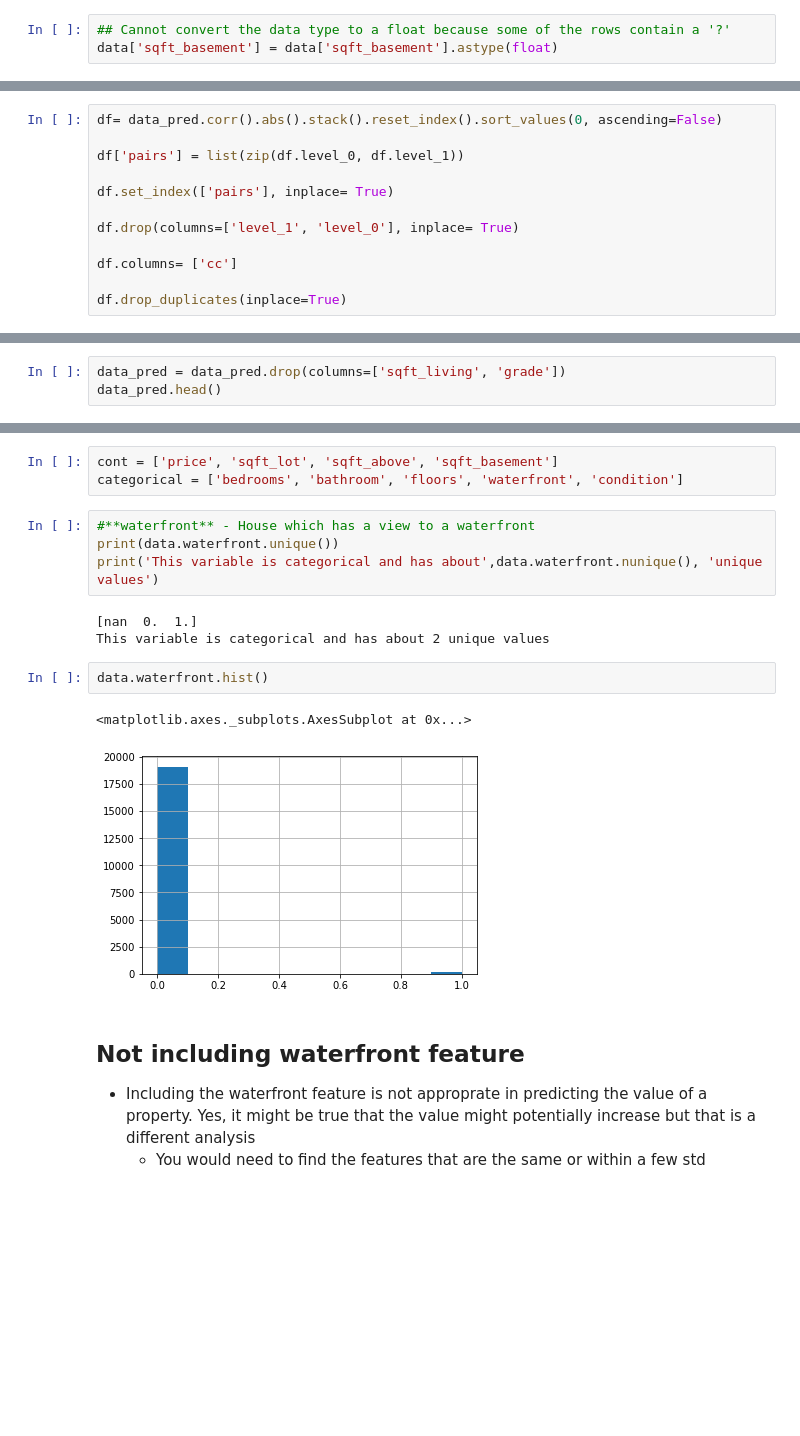
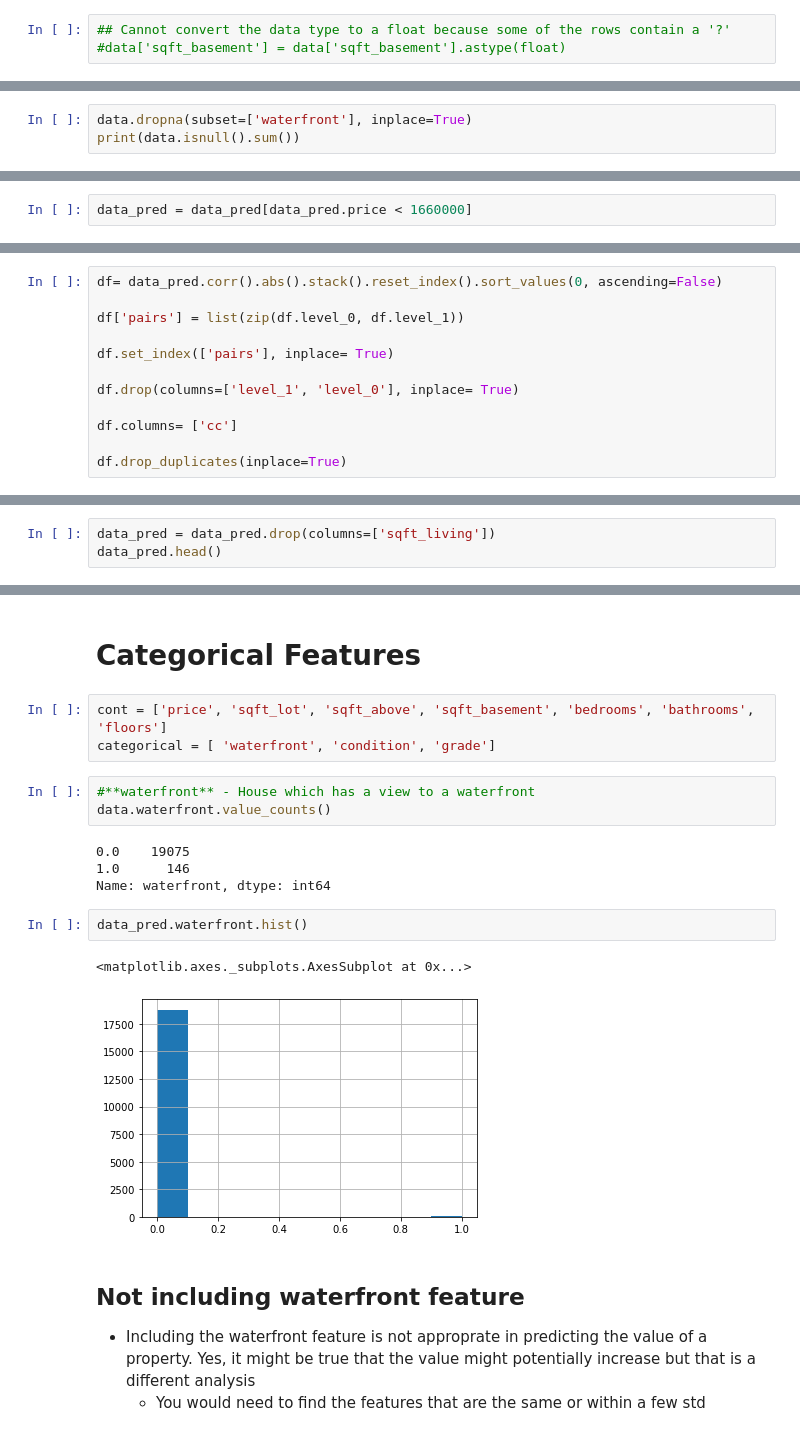
Before and after one commit to christianmoya/PredictingHousingPrices_KingCounty, a Jupyter notebook: Data Exploration & Visualization.ipynb, the cells around one changed output, grey strips where cells are left out. Cells and saved outputs as stored; diff of their text form; blank space fills up the shorter version.

```diff
--- a/Data Exploration & Visualization.ipynb
+++ b/Data Exploration & Visualization.ipynb
@@ -105,3 +110,3 @@ memory usage: 3.5+ MB
 # %%
 ## Cannot convert the data type to a float because some of the rows contain a '?'
-data['sqft_basement'] = data['sqft_basement'].astype(float)
+#data['sqft_basement'] = data['sqft_basement'].astype(float)
@@ -181,0 +237,3 @@ memory usage: 3.5+ MB
+# %%
+data.dropna(subset=['waterfront'], inplace=True)
+print(data.isnull().sum())
@@ -337,0 +448,2 @@ plt.show()
+# %%
+data_pred = data_pred[data_pred.price < 1660000]
@@ -382,4 +655,4 @@ When evaluating this data you learn that grade is a metric that was established
 # %%
-data_pred = data_pred.drop(columns=['sqft_living', 'grade'])
+data_pred = data_pred.drop(columns=['sqft_living'])
 data_pred.head()
 # %% [output]
@@ -402,21 +676,23 @@ condition         True
 sqft_above       False
 sqft_basement    False
 dtype: bool
+# %% [markdown]
+# Categorical Features
 # %%
-cont = ['price', 'sqft_lot', 'sqft_above', 'sqft_basement']
-categorical = ['bedrooms', 'bathroom', 'floors', 'waterfront', 'condition']
+cont = ['price', 'sqft_lot', 'sqft_above', 'sqft_basement', 'bedrooms', 'bathrooms', 'floors']
+categorical = [ 'waterfront', 'condition', 'grade']
 # %%
 #**waterfront** - House which has a view to a waterfront
-print(data.waterfront.unique())
-print('This variable is categorical and has about',data.waterfront.nunique(), 'unique values')
+data.waterfront.value_counts()
 # %% [output]
-[nan  0.  1.]
-This variable is categorical and has about 2 unique values
+0.0    19075
+1.0      146
+Name: waterfront, dtype: int64
 # %%
-data.waterfront.hist()
+data_pred.waterfront.hist()
 # %% [output]
 <matplotlib.axes._subplots.AxesSubplot at 0x...>
-[figure, old version]
+[figure, new version]
 # %% [markdown]
 ## Not including waterfront feature
 - Including the waterfront feature is not approprate in predicting the value of a property. Yes, it might be true that the value might potentially increase but that is a different analysis
```
Also changed, not shown: parts of 84 cells of this notebook.
